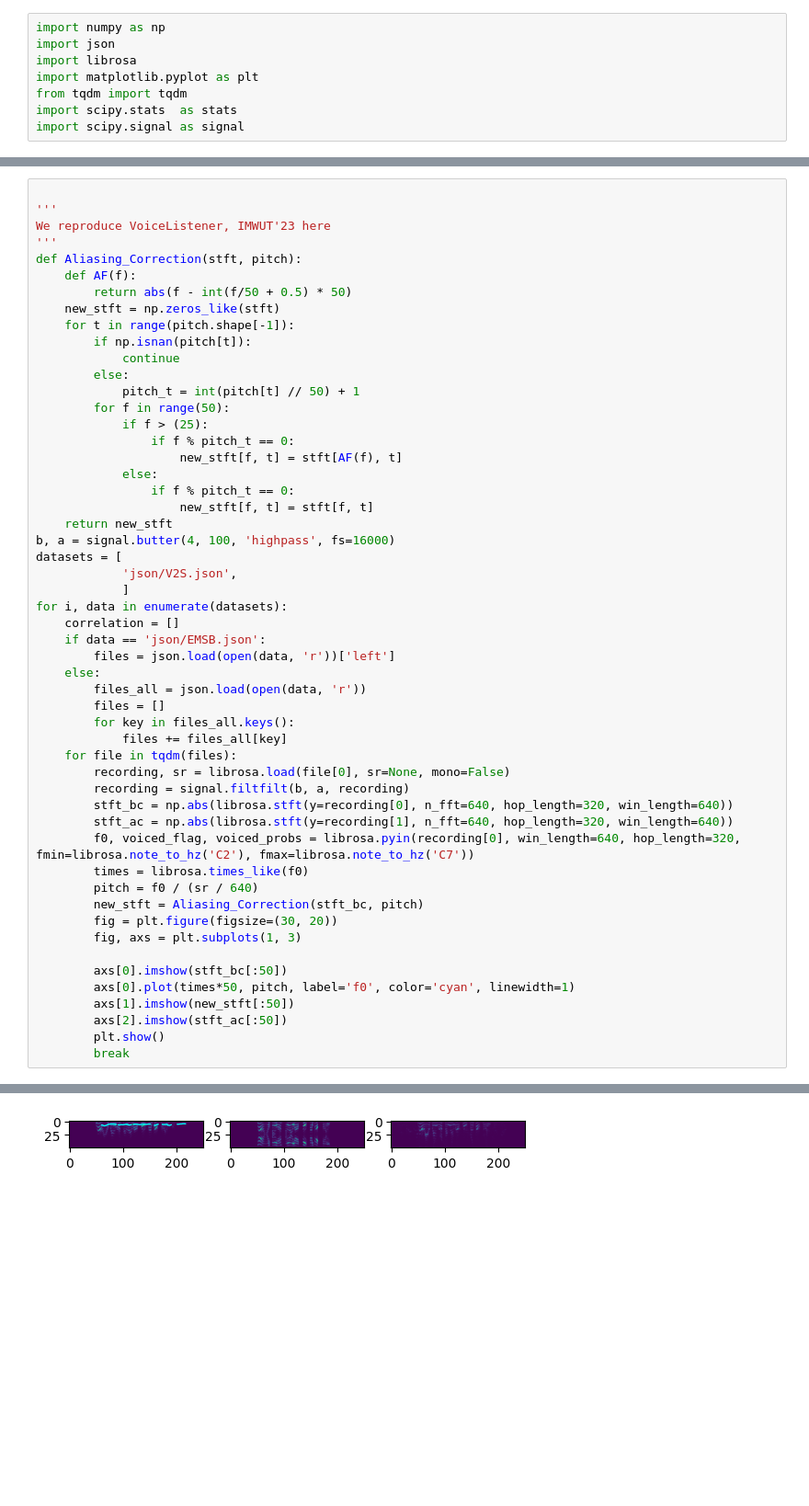
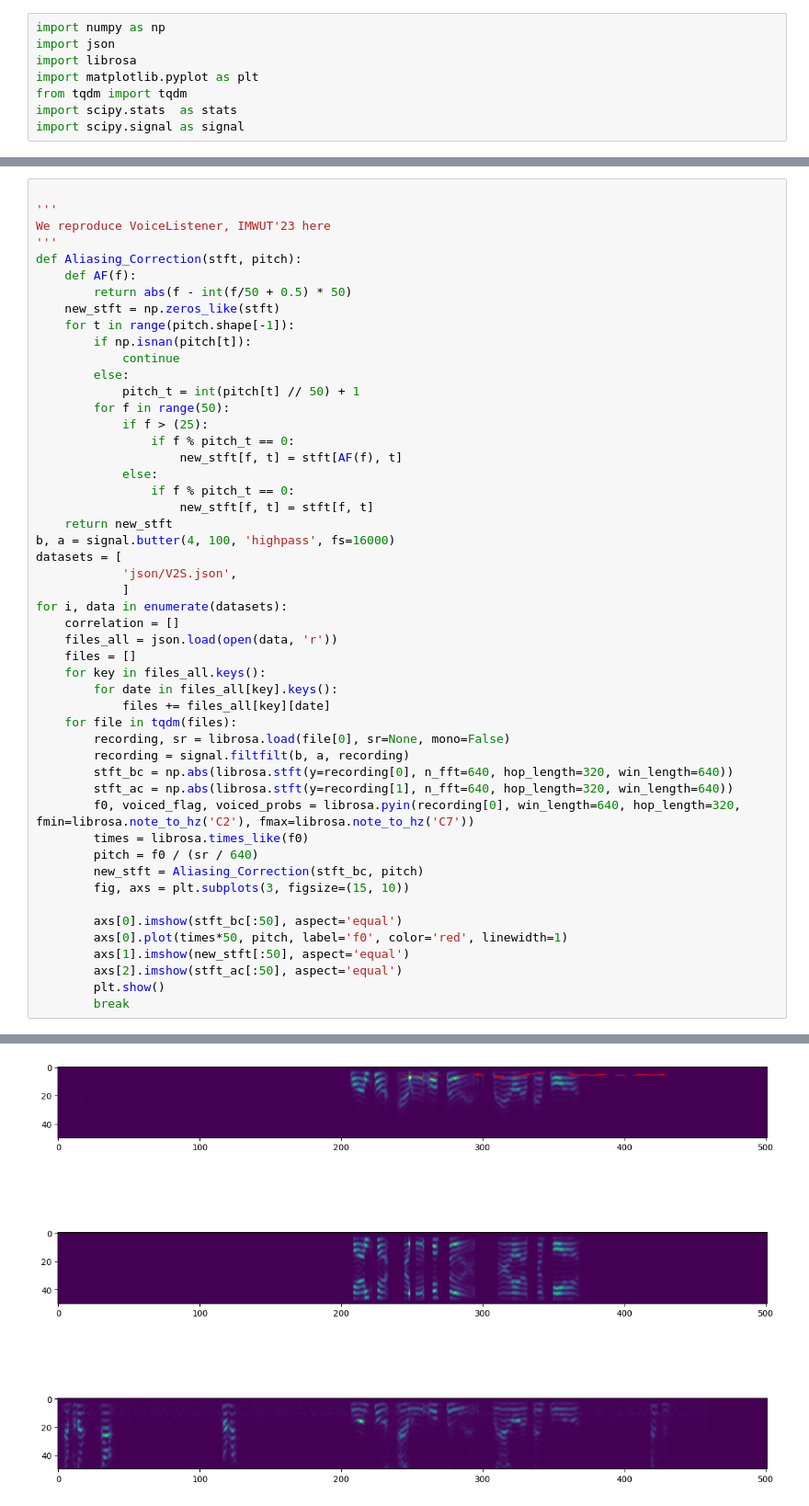
Before and after one commit to CUHK-AIoT-Sensing/Earable, a Jupyter notebook: vibvoice+/figure.ipynb, the cells around one changed output, grey strips where cells are left out. Shown at 92% size. Drawn from its saved outputs; the diff is of its cells as text; blank space fills up the shorter version.

```diff
--- a/vibvoice+/figure.ipynb
+++ b/vibvoice+/figure.ipynb
@@ -91,13 +159,11 @@ datasets = [
             ]
 for i, data in enumerate(datasets):
     correlation = []
-    if data == 'json/EMSB.json':
-        files = json.load(open(data, 'r'))['left']
-    else:
-        files_all = json.load(open(data, 'r'))
-        files = []
-        for key in files_all.keys():
-            files += files_all[key]
+    files_all = json.load(open(data, 'r'))
+    files = []
+    for key in files_all.keys():
+        for date in files_all[key].keys():
+            files += files_all[key][date]
     for file in tqdm(files):
         recording, sr = librosa.load(file[0], sr=None, mono=False)
         recording = signal.filtfilt(b, a, recording)
@@ -107,13 +173,12 @@ for i, data in enumerate(datasets):
         times = librosa.times_like(f0)
         pitch = f0 / (sr / 640)
         new_stft = Aliasing_Correction(stft_bc, pitch)
-        fig = plt.figure(figsize=(30, 20))
-        fig, axs = plt.subplots(1, 3)
+        fig, axs = plt.subplots(3, figsize=(15, 10))
 
-        axs[0].imshow(stft_bc[:50])
-        axs[0].plot(times*50, pitch, label='f0', color='cyan', linewidth=1)
-        axs[1].imshow(new_stft[:50])
-        axs[2].imshow(stft_ac[:50])
+        axs[0].imshow(stft_bc[:50], aspect='equal')
+        axs[0].plot(times*50, pitch, label='f0', color='red', linewidth=1)
+        axs[1].imshow(new_stft[:50], aspect='equal')
+        axs[2].imshow(stft_ac[:50], aspect='equal')
         plt.show()
         break
 # %% [output]
@@ -122 +185 @@ for i, data in enumerate(datasets):
-[figure, old version]
+[figure, new version]
```
Also changed, not shown: parts of 4 cells of this notebook, 15 other files.
